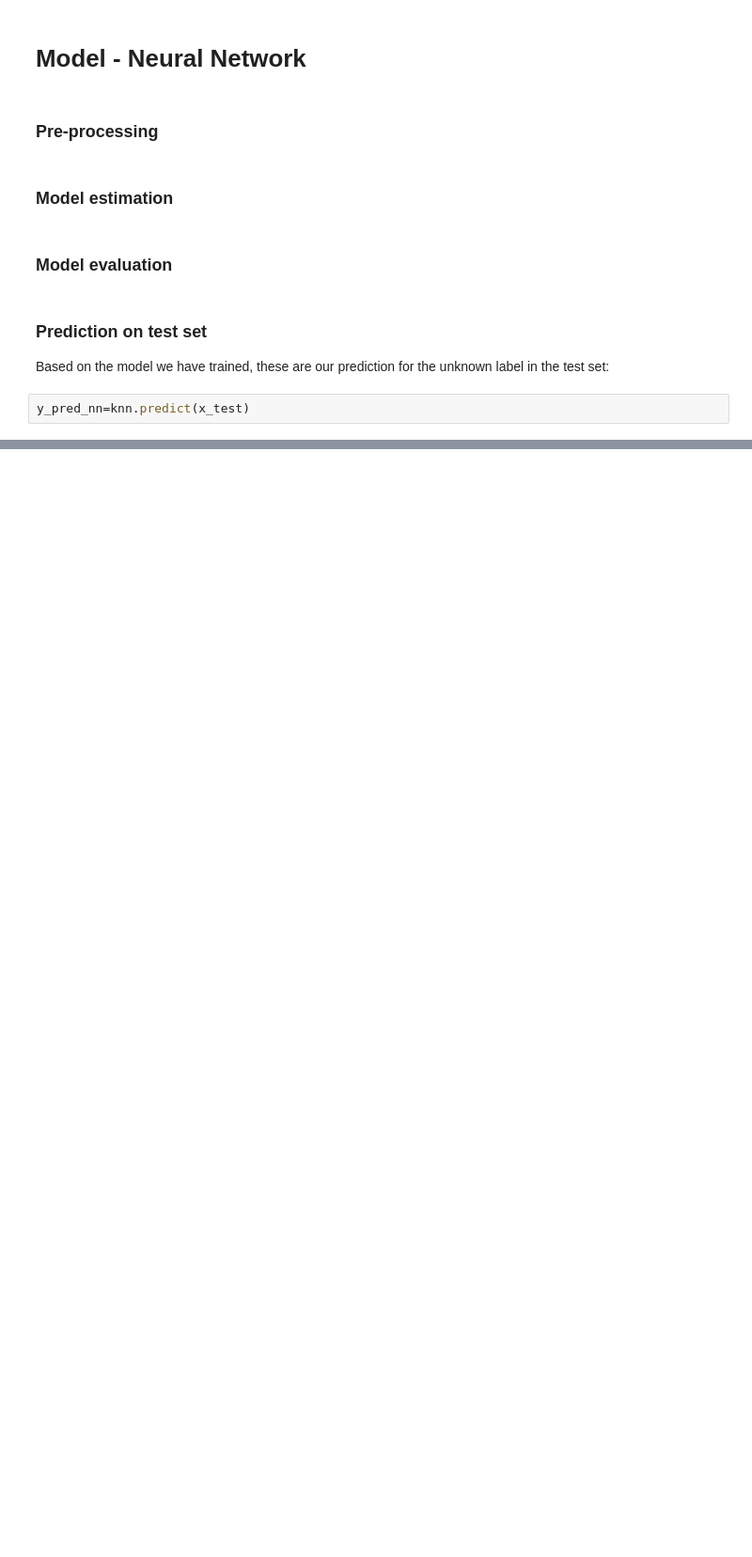
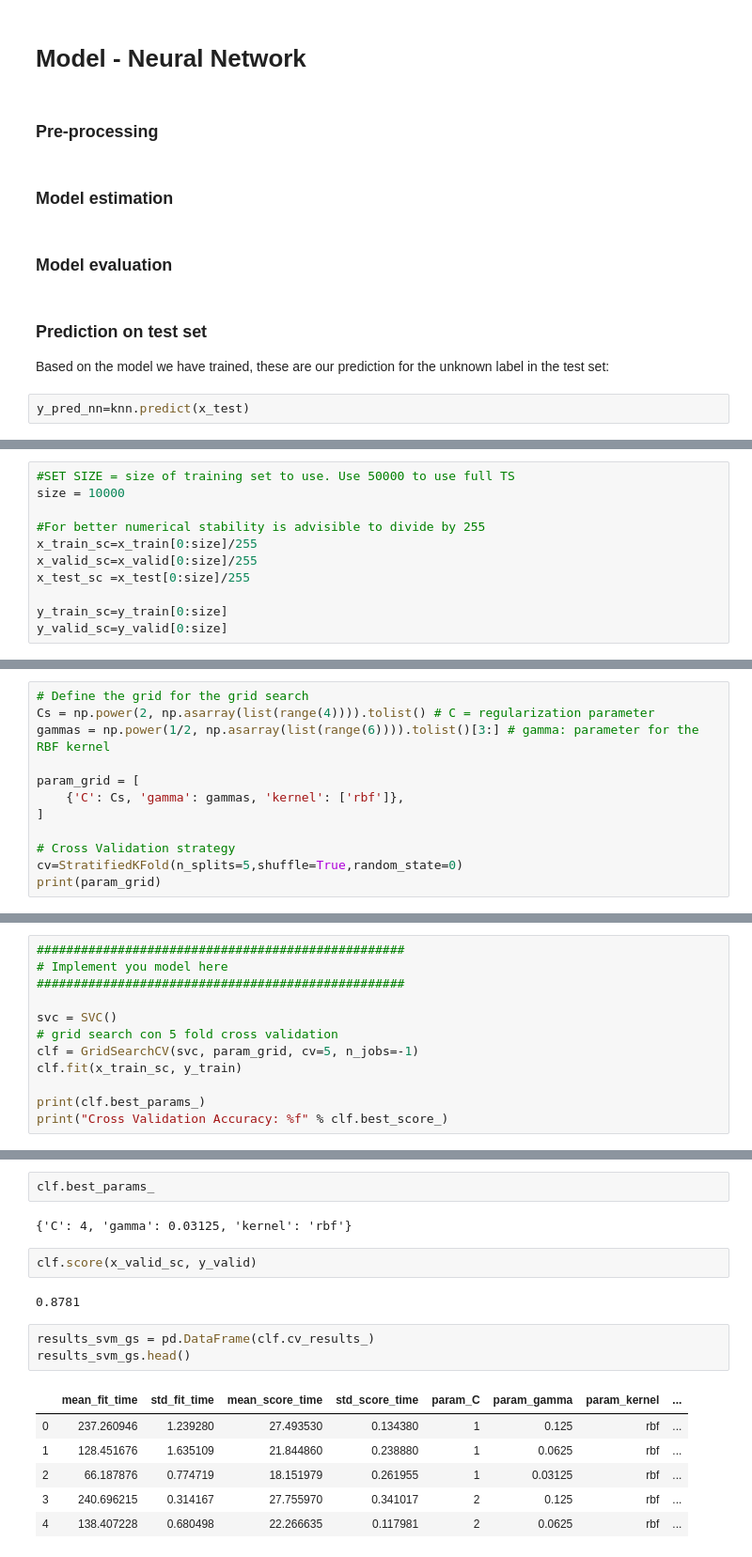
Before and after one commit to rmazzier/MLProjectDS-2020, a Jupyter notebook: All models.ipynb, the cells around one changed output, grey strips where cells are left out. Shown at 94% size. Saved outputs shown, nothing was run; the diff lists cells and outputs as text; blank space fills up the shorter version.

Commit message:
Cleaned and commented a bit the All models notebook

```diff
--- a/All models.ipynb
+++ b/All models.ipynb
@@ -617,0 +636,11 @@ y_pred_nn=knn.predict(x_test)
+# %%
+#SET SIZE = size of training set to use. Use 50000 to use full TS
+size = 10000
+
+#For better numerical stability is advisible to divide by 255
+x_train_sc=x_train[0:size]/255
+x_valid_sc=x_valid[0:size]/255
+x_test_sc =x_test[0:size]/255
+
+y_train_sc=y_train[0:size]
+y_valid_sc=y_valid[0:size]
@@ -617,0 +649,12 @@ y_pred_nn=knn.predict(x_test)
+# %%
+# Define the grid for the grid search
+Cs = np.power(2, np.asarray(list(range(4)))).tolist() # C = regularization parameter
+gammas = np.power(1/2, np.asarray(list(range(6)))).tolist()[3:] # gamma: parameter for the RBF kernel
+
+param_grid = [
+    {'C': Cs, 'gamma': gammas, 'kernel': ['rbf']},
+]
+
+# Cross Validation strategy
+cv=StratifiedKFold(n_splits=5,shuffle=True,random_state=0)
+print(param_grid)
@@ -617,0 +663,12 @@ y_pred_nn=knn.predict(x_test)
+# %%
+##################################################
+# Implement you model here
+##################################################
+
+svc = SVC()
+# grid search con 5 fold cross validation
+clf = GridSearchCV(svc, param_grid, cv=5, n_jobs=-1)
+clf.fit(x_train_sc, y_train)
+
+print(clf.best_params_)
+print("Cross Validation Accuracy: %f" % clf.best_score_)
@@ -617,0 +684,18 @@ y_pred_nn=knn.predict(x_test)
+# %%
+clf.best_params_
+# %% [output]
+{'C': 4, 'gamma': 0.03125, 'kernel': 'rbf'}
+# %%
+clf.score(x_valid_sc, y_valid)
+# %% [output]
+0.8781
+# %%
+results_svm_gs = pd.DataFrame(clf.cv_results_)
+results_svm_gs.head()
+# %% [output]
+|  | mean_fit_time | std_fit_time | mean_score_time | std_score_time | param_C | param_gamma | param_kernel | ... |
+| 0 | 237.260946 | 1.239280 | 27.493530 | 0.134380 | 1 | 0.125 | rbf | ... |
+| 1 | 128.451676 | 1.635109 | 21.844860 | 0.238880 | 1 | 0.0625 | rbf | ... |
+| 2 | 66.187876 | 0.774719 | 18.151979 | 0.261955 | 1 | 0.03125 | rbf | ... |
+| 3 | 240.696215 | 0.314167 | 27.755970 | 0.341017 | 2 | 0.125 | rbf | ... |
+| 4 | 138.407228 | 0.680498 | 22.266635 | 0.117981 | 2 | 0.0625 | rbf | ... |
```
Also changed, not shown: parts of 38 cells of this notebook.
